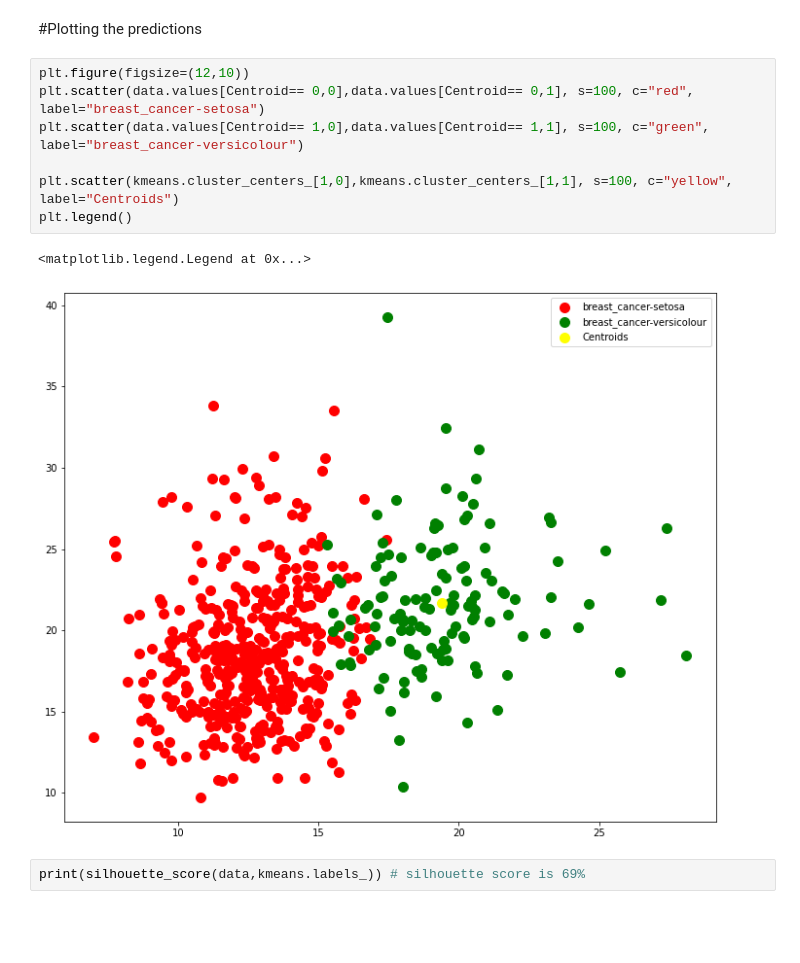
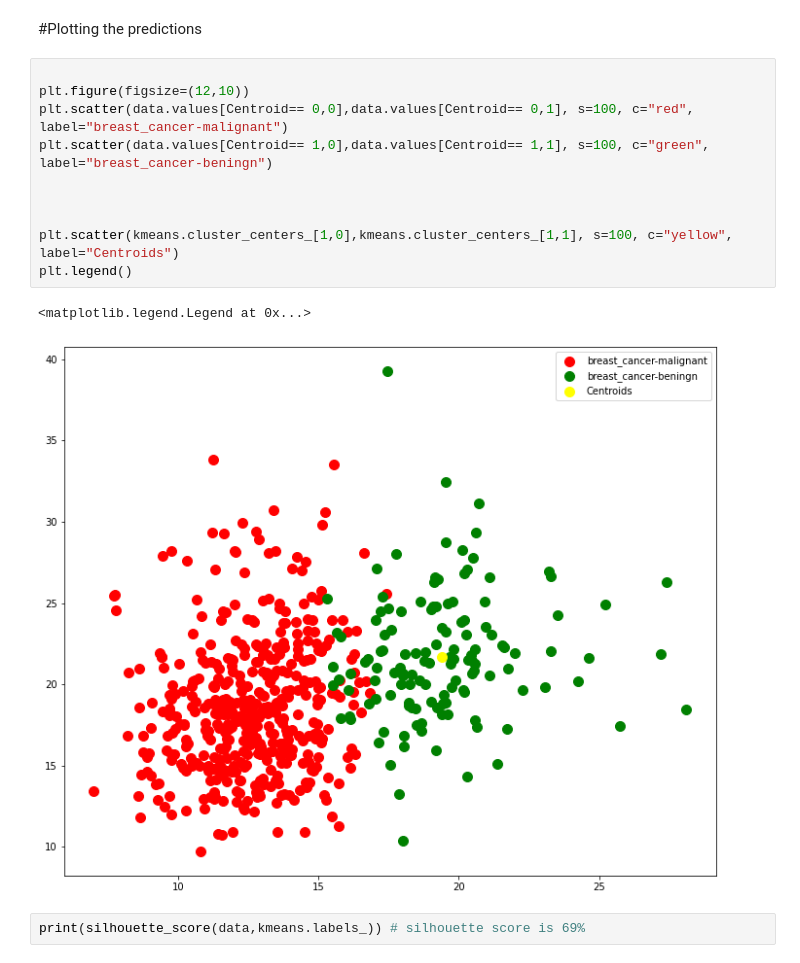
Before and after one commit to nisha1365/TECHNICAL_TRAINING_CTS, a Jupyter notebook: Nisha_2211566_Assignment_3_Part1.ipynb, the cells around one changed output. Drawn from its saved outputs; the diff is of its cells as text; blank space fills up the shorter version.

```diff
--- a/Nisha_2211566_Assignment_3_Part1.ipynb
+++ b/Nisha_2211566_Assignment_3_Part1.ipynb
@@ -264,15 +264,18 @@ print(Centroid)
 # %% [markdown]
 #Plotting the predictions
 # %%
+
 plt.figure(figsize=(12,10))
-plt.scatter(data.values[Centroid== 0,0],data.values[Centroid== 0,1], s=100, c="red", label="breast_cancer-setosa")
-plt.scatter(data.values[Centroid== 1,0],data.values[Centroid== 1,1], s=100, c="green", label="breast_cancer-versicolour")
+plt.scatter(data.values[Centroid== 0,0],data.values[Centroid== 0,1], s=100, c="red", label="breast_cancer-malignant")
+plt.scatter(data.values[Centroid== 1,0],data.values[Centroid== 1,1], s=100, c="green", label="breast_cancer-beningn")
+
+
 
 plt.scatter(kmeans.cluster_centers_[1,0],kmeans.cluster_centers_[1,1], s=100, c="yellow", label="Centroids")
 plt.legend()
 # %% [output]
 <matplotlib.legend.Legend at 0x...>
-[figure, old version]
+[figure, new version]
 # %%
 print(silhouette_score(data,kmeans.labels_)) # silhouette score is 69%
 # %% [output]
```
